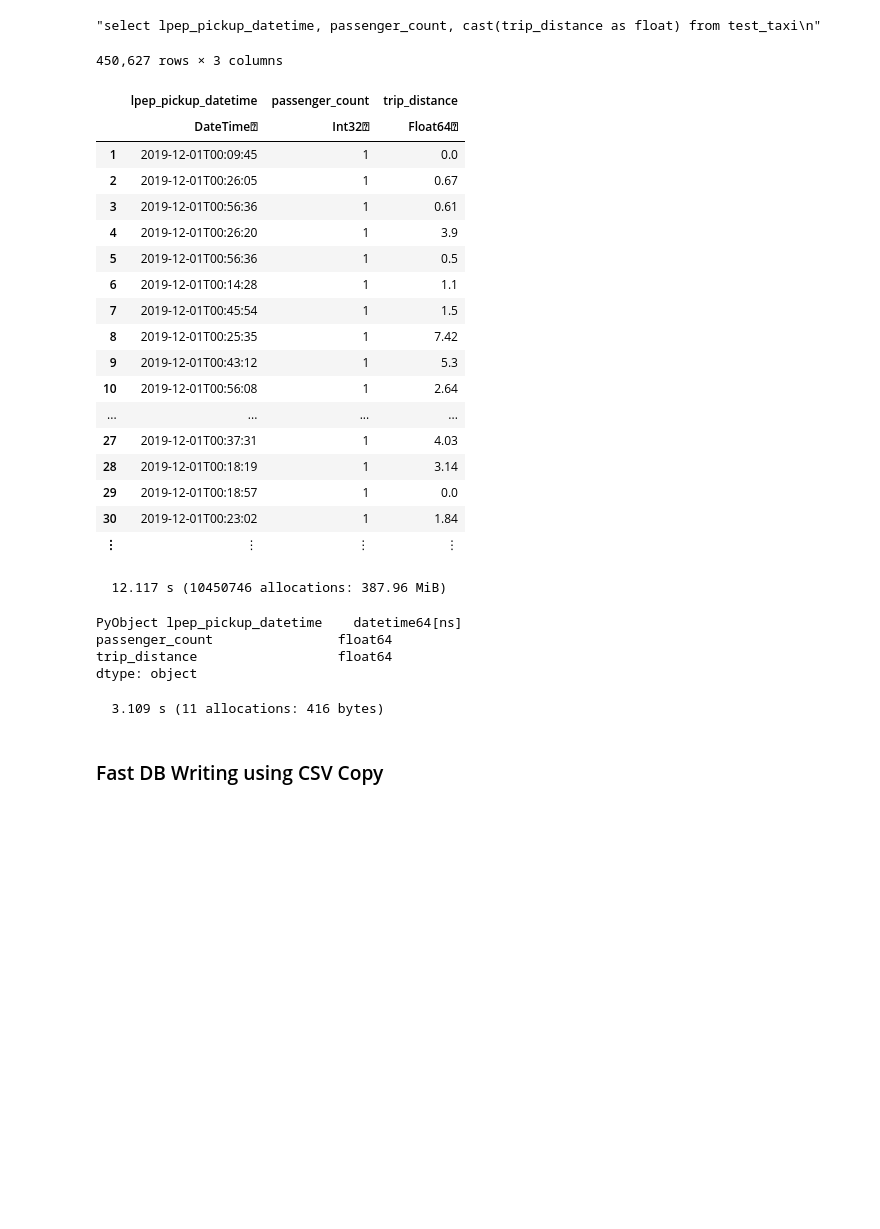
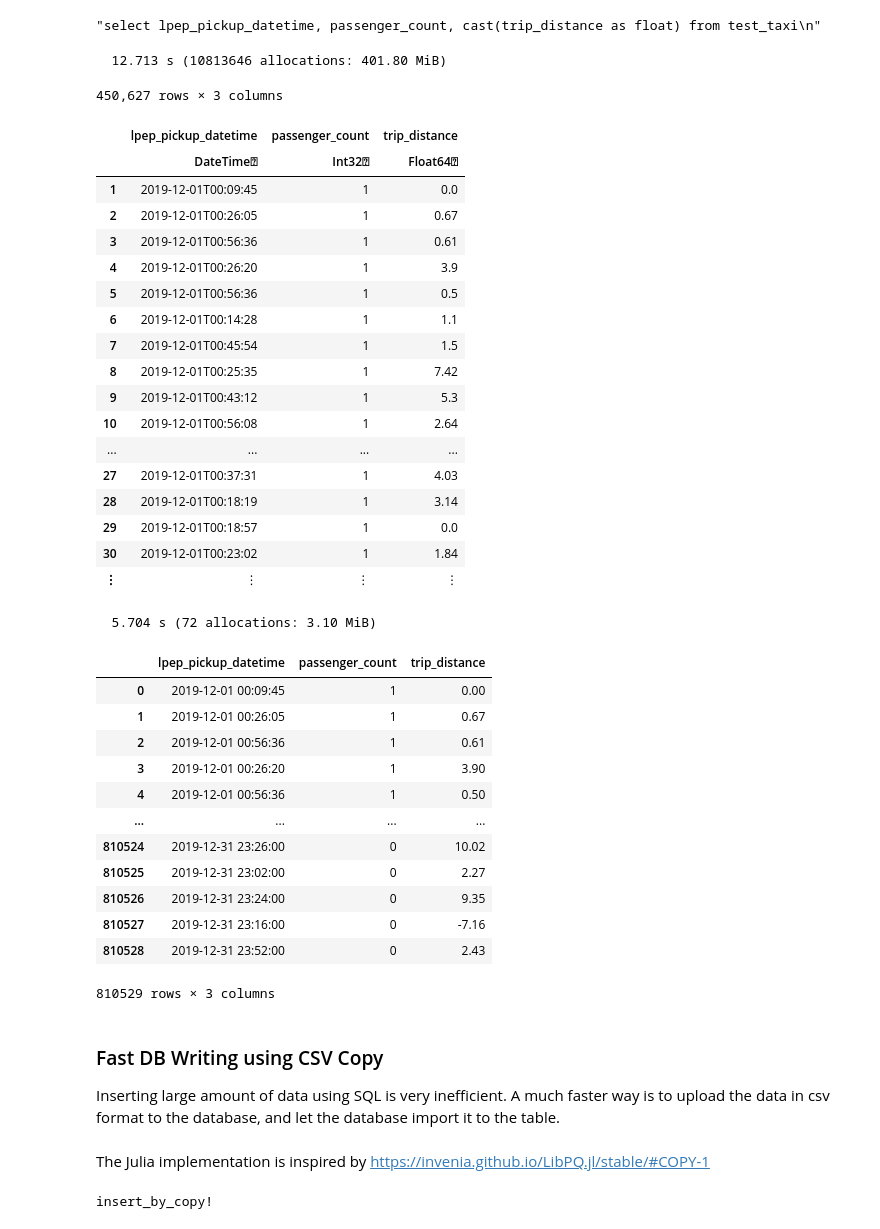
Before and after one commit to lungben/julia_experiments, a Jupyter notebook: notebooks/data_frame_comparison_julia.ipynb, the cells around one changed output. Cells and saved outputs as stored; diff of their text form; code cells hidden in the pictures; blank space fills up the shorter version.

```diff
--- a/notebooks/data_frame_comparison_julia.ipynb
+++ b/notebooks/data_frame_comparison_julia.ipynb
@@ -896,9 +909,10 @@ select lpep_pickup_datetime, passenger_count, cast(trip_distance as float) from
 # %% [output]
 "select lpep_pickup_datetime, passenger_count, cast(trip_distance as float) from test_taxi\n"
 # %%
-execute(con, sql) |> DataFrame
+@btime df_from_db = execute(con, sql) |> DataFrame
 # %% [output]
-450,627 rows × 3 columns
+  12.713 s (10813646 allocations: 401.80 MiB)
+450,627 rows × 3 columns
 |  | lpep_pickup_datetime | passenger_count | trip_distance |
 |  | DateTime⍰ | Int32⍰ | Float64⍰ |
 | 1 | 2019-12-01T00:09:45 | 1 | 0.0 |
@@ -917,20 +931,30 @@ execute(con, sql) |> DataFrame
 | 29 | 2019-12-01T00:18:57 | 1 | 0.0 |
 | 30 | 2019-12-01T00:23:02 | 1 | 1.84 |
 | ⋮ | ⋮ | ⋮ | ⋮ |
-# %%
-@btime execute(con, sql) |> DataFrame;
-# %% [output]
-  12.117 s (10450746 allocations: 387.96 MiB)
-# %%
-pd.read_sql(sql, pyengine).dtypes
-# %% [output]
-PyObject lpep_pickup_datetime    datetime64[ns]
-passenger_count                float64
-trip_distance                  float64
-dtype: object
 # %%
-@btime pd.read_sql(sql, pyengine);
+@btime begin
+    pydf_from_db = pd.read_sql(sql, pyengine)
+    pydf_from_db.passenger_count = np.int32(pydf_from_db.passenger_count)
+    pydf_from_db
+end
 # %% [output]
-  3.109 s (11 allocations: 416 bytes)
+  5.704 s (72 allocations: 3.10 MiB)
+|  | lpep_pickup_datetime | passenger_count | trip_distance |
+| 0 | 2019-12-01 00:09:45 | 1 | 0.00 |
+| 1 | 2019-12-01 00:26:05 | 1 | 0.67 |
+| 2 | 2019-12-01 00:56:36 | 1 | 0.61 |
+| 3 | 2019-12-01 00:26:20 | 1 | 3.90 |
+| 4 | 2019-12-01 00:56:36 | 1 | 0.50 |
+| ... | ... | ... | ... |
+| 810524 | 2019-12-31 23:26:00 | 0 | 10.02 |
+| 810525 | 2019-12-31 23:02:00 | 0 | 2.27 |
+| 810526 | 2019-12-31 23:24:00 | 0 | 9.35 |
+| 810527 | 2019-12-31 23:16:00 | 0 | -7.16 |
+| 810528 | 2019-12-31 23:52:00 | 0 | 2.43 |
+810529 rows × 3 columns
-# %% [markdown]
-### Fast DB Writing using CSV Copy
+# %% [markdown]
+### Fast DB Writing using CSV Copy
+
+Inserting large amount of data using SQL is very inefficient. A much faster way is to upload the data in csv format to the database, and let the database import it to the table.
+# %% [markdown]
+The Julia implementation is inspired by https://invenia.github.io/LibPQ.jl/stable/#COPY-1
@@ -936,0 +963,13 @@ dtype: object
+# %%
+"""
+Only for illustration purposes. The column names are still hard-coded, does not support `missing` values.
+"""
+function insert_by_copy!(con:: LibPQ.Connection, tablename:: AbstractString, df:: DataFrame)
+    row_strings = imap(eachrow(df)) do row
+        "$(row[:lpep_pickup_datetime]),$(row[:passenger_count]),$(row[:trip_distance])\n"
+    end
+    copyin = LibPQ.CopyIn("COPY $tablename FROM STDIN (FORMAT CSV);", row_strings)
+    execute(con, copyin)
+end
+# %% [output]
+insert_by_copy!
```
Also changed, not shown: parts of 16 cells of this notebook.
